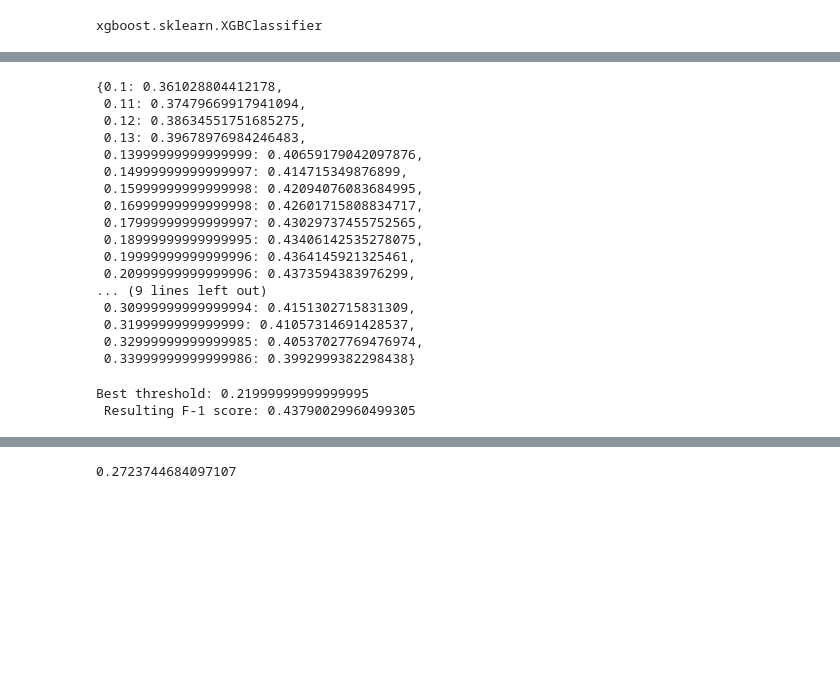
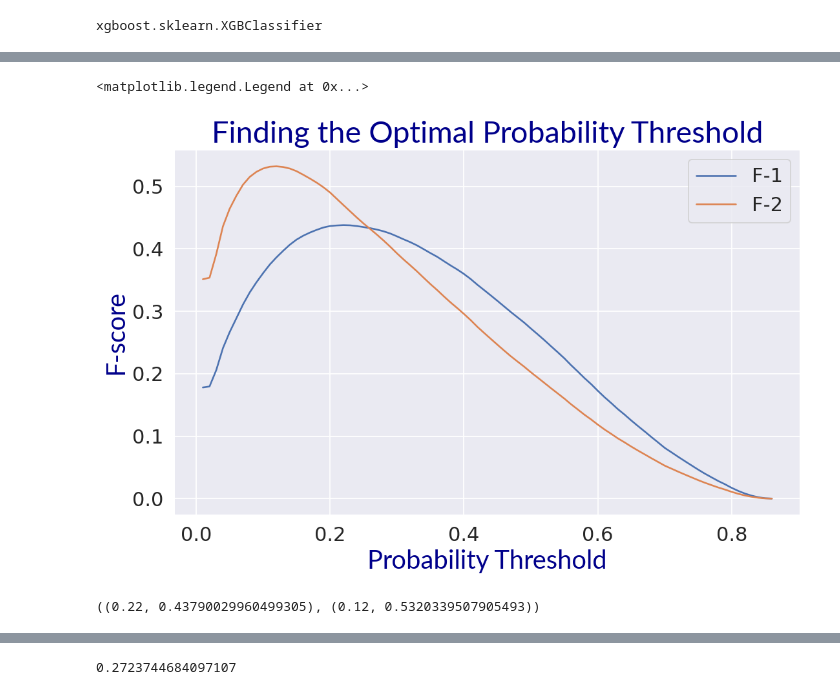
Before and after one commit to edubu2/metis-project3, a Jupyter notebook: code/model_analysis.ipynb, the cells around one changed output, grey strips where cells are left out. Cells and saved outputs as stored; diff of their text form; code cells hidden in the pictures; blank space fills up the shorter version.

```diff
--- a/code/model_analysis.ipynb
+++ b/code/model_analysis.ipynb
@@ -202,20 +230,32 @@ End calculating 33.999999999999986%. Result: 0.399300
-# %%
-thresholds
-# %% [output]
-{0.1: 0.361028804412178,
- 0.11: 0.37479669917941094,
- 0.12: 0.38634551751685275,
- 0.13: 0.39678976984246483,
- 0.13999999999999999: 0.40659179042097876,
- 0.14999999999999997: 0.414715349876899,
- 0.15999999999999998: 0.42094076083684995,
- 0.16999999999999998: 0.42601715808834717,
- 0.17999999999999997: 0.43029737455752565,
- 0.18999999999999995: 0.43406142535278075,
- 0.19999999999999996: 0.4364145921325461,
- 0.20999999999999996: 0.4373594383976299,
-... (9 lines left out)
- 0.30999999999999994: 0.4151302715831309,
- 0.3199999999999999: 0.41057314691428537,
- 0.32999999999999985: 0.40537027769476974,
- 0.33999999999999986: 0.3992999382298438}
+# %%
+#setup threshold plot
+X_thresholds = f1_thresholds.keys()
+y_f1 = f1_thresholds.values()
+y_f2 = f2_thresholds.values()
+# %%
+plt.figure(figsize=(10, 6), facecolor='white', dpi=125)
+
+label_font = {'family': 'Lato',
+    'color':  'darkblue',
+    'weight': 'normal',
+    'size': 23,
+    }
+
+title_font = {'family': 'Lato',
+    'color':  'darkblue',
+    'weight': 'normal',
+    'size': 27,
+    }
+
+plt.plot(X_thresholds, y_f1)
+plt.plot(X_thresholds, y_f2)
+plt.title("Finding the Optimal Probability Threshold", fontdict=title_font)
+plt.xlabel("Probability Threshold", fontdict=label_font)
+plt.ylabel("F-score", fontdict=label_font)
+plt.legend(["F-1", "F-2"])
+# ax.grid(color='black', linestyle='-', linewidth=0.7)
+
+# ax.set_facecolor("white")
+# %% [output]
+<matplotlib.legend.Legend at 0x...>
+[figure, added]
@@ -222,27 +274,34 @@ thresholds
 # %%
-def pull_max_f1(f1_thresholds):
+def pull_optimal_fs(f1_thresholds, f2_thresholds):
     """
     Parameters
     _____
-    f1_thresholds(dict, required): Mapping, like {probability_threshold: f1_score}
+    f2_thresholds(dict, required): Mapping, like {probability_threshold: f2_score}
 
     Returns:
     _____
-    String containing the threshold parameter resulting in the highest F-1 score.
+    String containing the threshold parameter resulting in the highest F-2 score.
     """
     # pull the threshold with the highest f-1 score
     max_f1 = (0, 0)
-    for thresh, f1 in thresholds.items():
+    max_f2 = (0, 0)
 
+    for thresh, f1 in f1_thresholds.items():
         if f1 > max_f1[1]:
             max_f1 = thresh, f1
         continue
 
-    return print(f"Best threshold: {max_f1[0]}\n Resulting F-1 score: {max_f1[1]}")
+    for thresh, f2 in f2_thresholds.items():
+        if f2 > max_f2[1]:
+            max_f2 = thresh, f2
+        continue
+
+    return max_f1, max_f2
 
 
-pull_max_f1(thresholds)
+max_f1, max_f2 = pull_optimal_fs(f1_thresholds, f2_thresholds)
-# %% [output]
-Best threshold: 0.21999999999999995
- Resulting F-1 score: 0.43790029960499305
+# %%
+max_f1, max_f2
+# %% [output]
+((0.22, 0.43790029960499305), (0.12, 0.5320339507905493))
 # %% [markdown]
```
Also changed, not shown: parts of 16 cells of this notebook.
